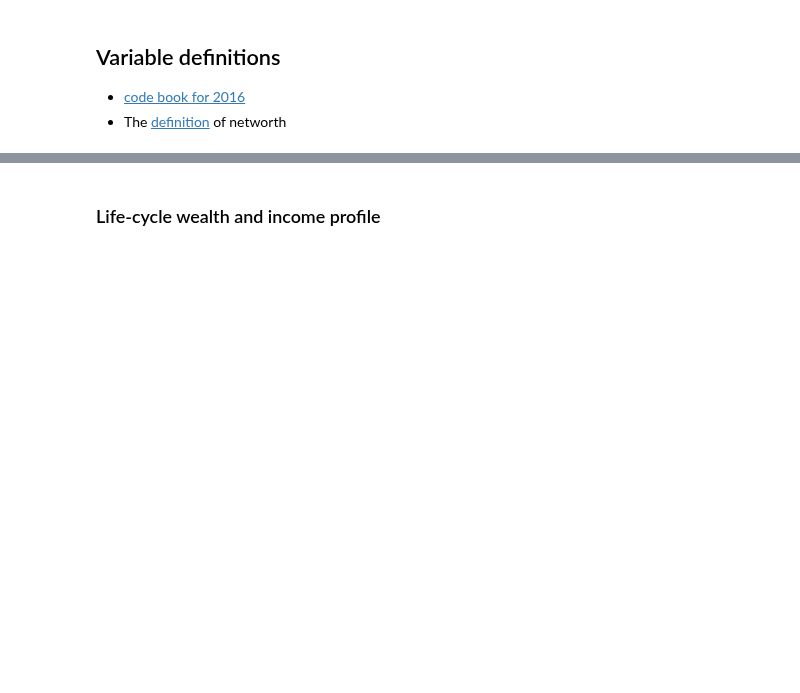
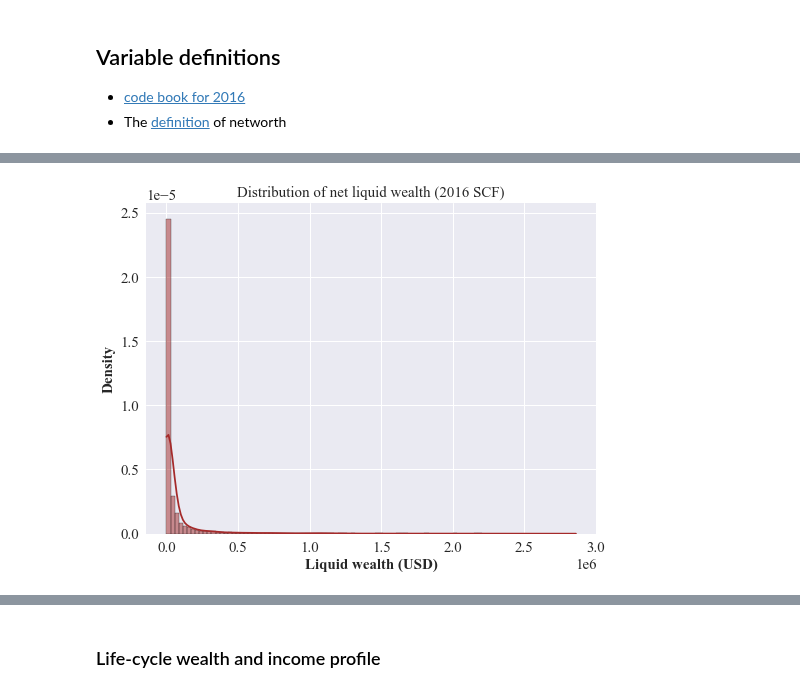
Before and after one commit to iworld1991/PIR, a Jupyter notebook: WorkingFolder/PythonCode/SCFData.ipynb, the cells around one changed output, grey strips where cells are left out. Cells and saved outputs as stored; diff of their text form; code cells hidden in the pictures; blank space fills up the shorter version.

```diff
--- a/WorkingFolder/PythonCode/SCFData.ipynb
+++ b/WorkingFolder/PythonCode/SCFData.ipynb
@@ -120,0 +164,16 @@ df2016['lnorminc_pr'] = results.predict()
+# %%
+data_plot = df2016[['lqwealth','wgt']][df2016['lqwealth']<df2016['lqwealth'].quantile(0.90)]
+
+dist = sns.displot(data = data_plot,
+            x = 'lqwealth',
+            weights = 'wgt',
+            kde=True,
+            stat = 'density',
+            color = 'brown',
+            bins = 100).set(title='Distribution of net liquid wealth (2016 SCF)',
+                            xlabel='Liquid wealth (USD)'
+)
+
+dist.fig.set_size_inches(8,6)
+# %% [output]
+[figure, added]
```
Also changed, not shown: parts of 19 cells of this notebook, 1 other file.
